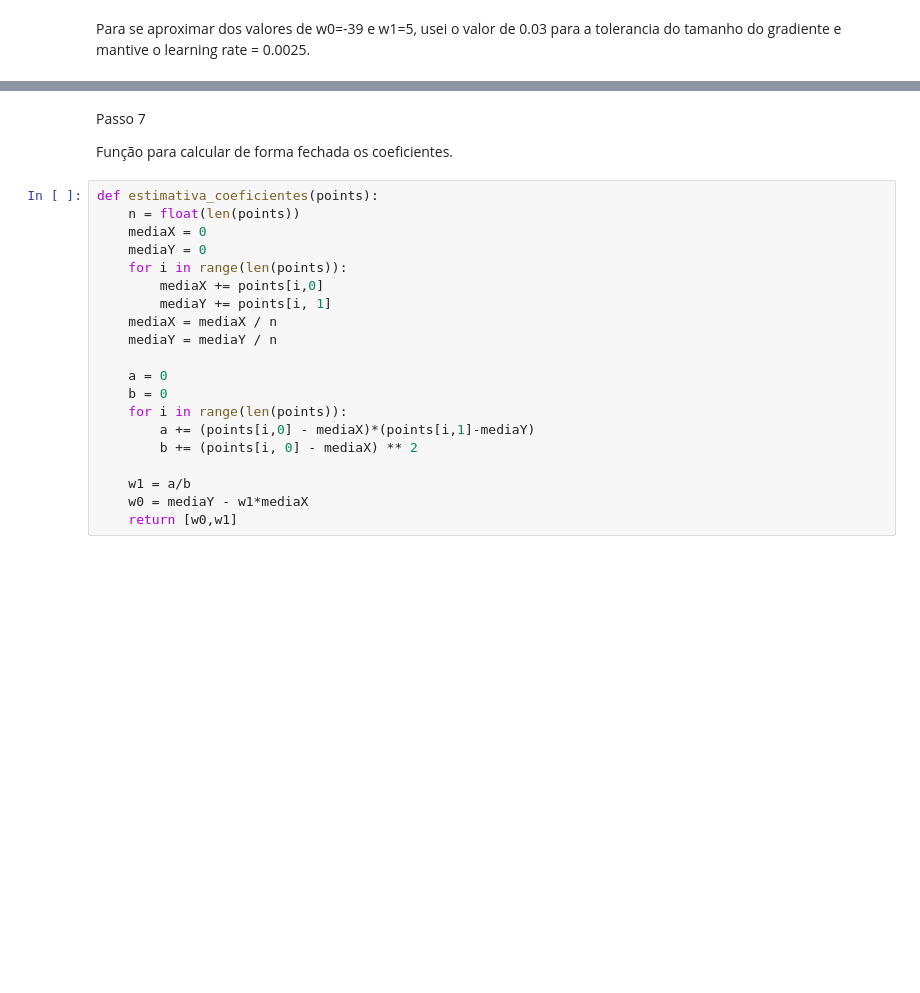
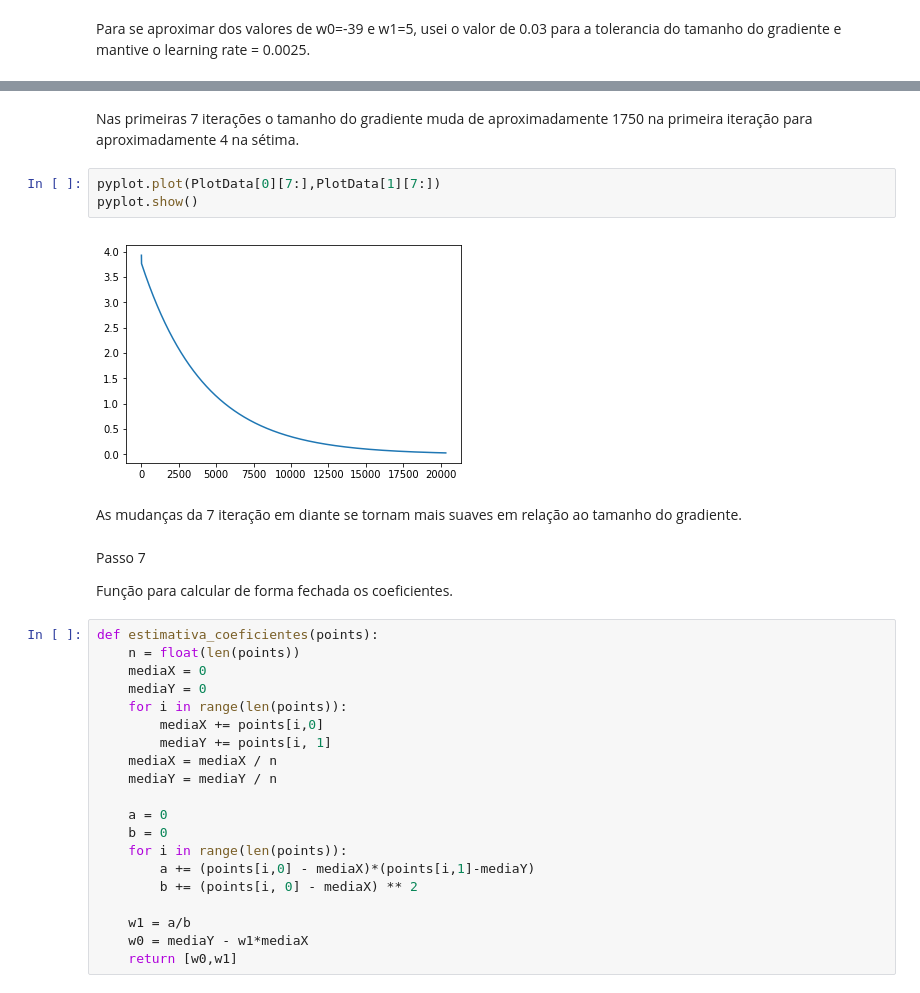
Before and after one commit to RenatoEly/aprendizagemDeMaquina, a Jupyter notebook: Ex1/Ex1_aprendizagem_maquina.ipynb, the cells around one changed output, grey strips where cells are left out. Drawn from its saved outputs; the diff is of its cells as text; blank space fills up the shorter version.

```diff
--- a/Ex1/Ex1_aprendizagem_maquina.ipynb
+++ b/Ex1/Ex1_aprendizagem_maquina.ipynb
@@ -211,3 +224,12 @@ pyplot.plot(PlotData[0],PlotData[1])
+# %% [markdown]
+Nas primeiras 7 iterações o tamanho do gradiente muda de aproximadamente 1750 na primeira iteração para aproximadamente 4 na sétima.
+# %%
+pyplot.plot(PlotData[0][7:],PlotData[1][7:])
+pyplot.show()
+# %% [output]
+[figure, added]
+# %% [markdown]
+As mudanças da 7 iteração em diante se tornam mais suaves em relação ao tamanho do gradiente.
 # %% [markdown]
 Passo 7
 
```
Also changed, not shown: parts of 15 cells of this notebook.
